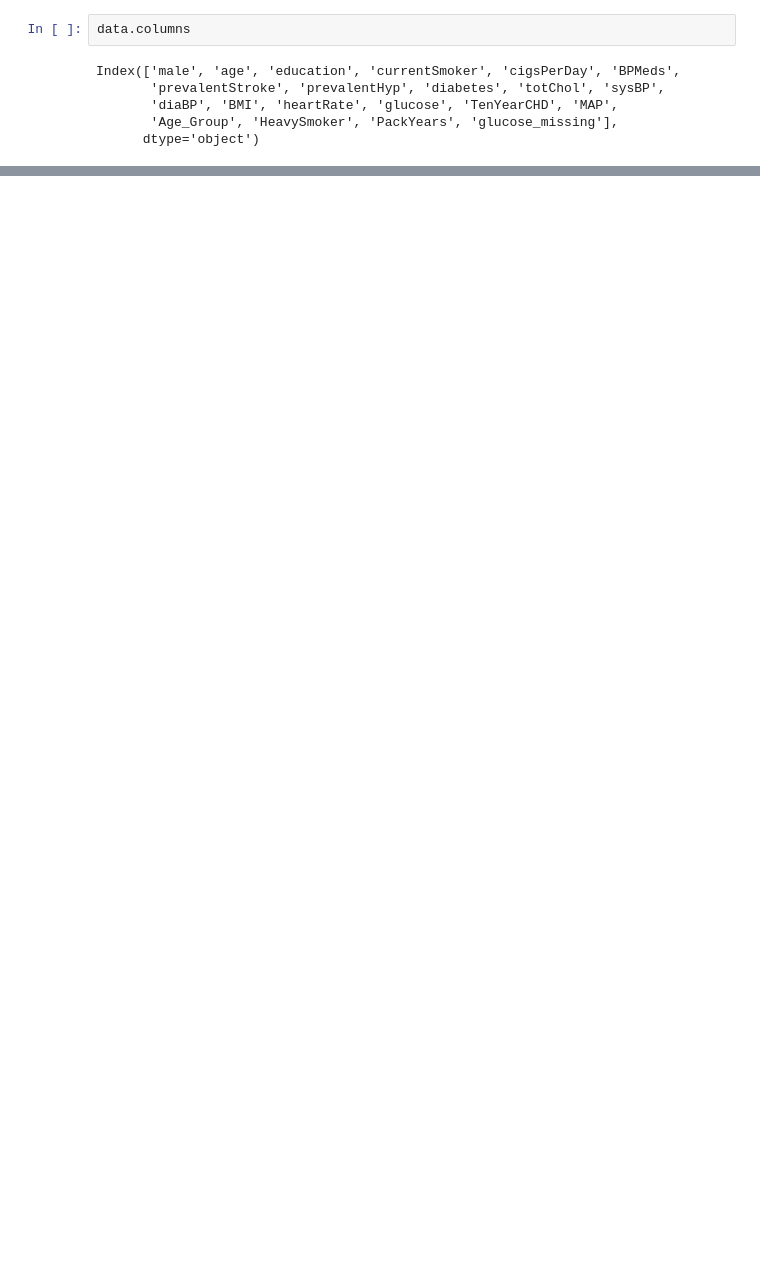
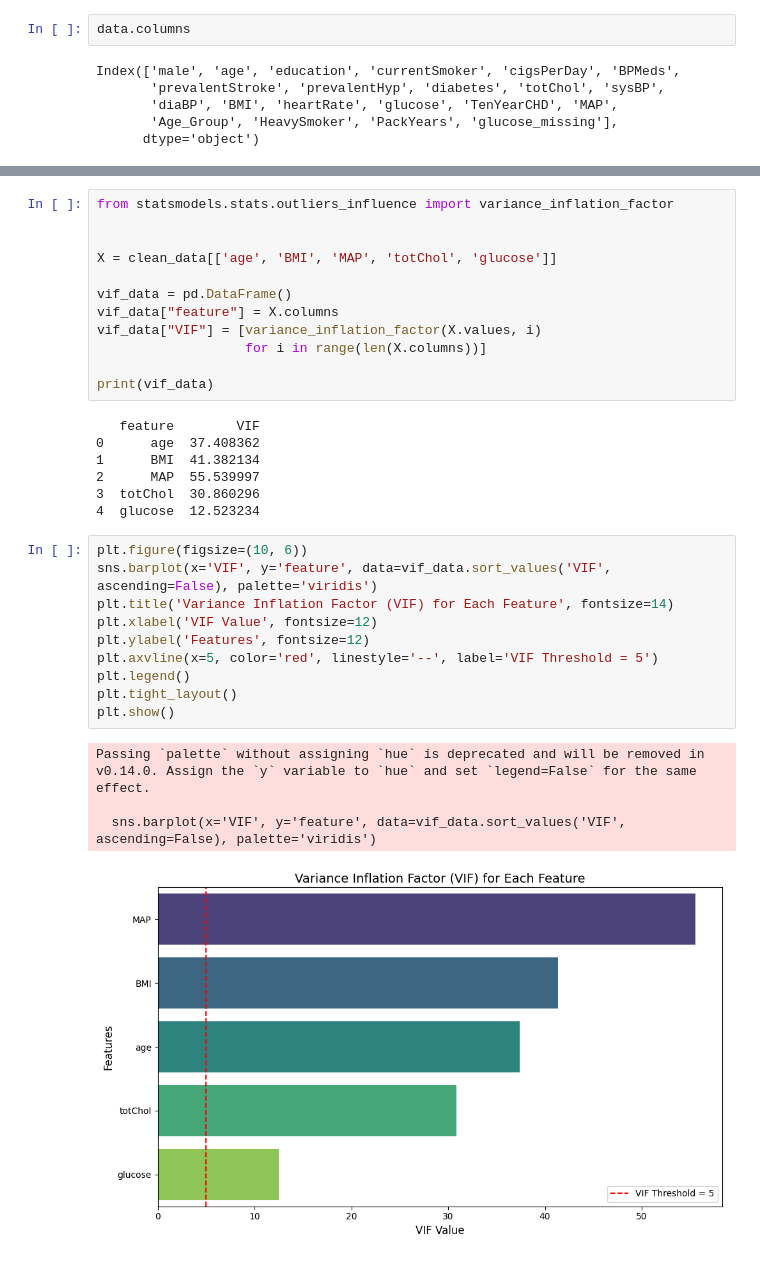
Before and after one commit to YOUSEF-ysfxjo/ml-cs-stats-interpretability-, a Jupyter notebook: notebooks/01-eda.ipynb, the cells around one changed output, grey strips where cells are left out. Drawn from its saved outputs; the diff is of its cells as text; blank space fills up the shorter version.

```diff
--- a/notebooks/01-eda.ipynb
+++ b/notebooks/01-eda.ipynb
@@ -360,0 +425,34 @@ Percentage of observations with at least one outlier: 14.17%
+# %%
+from statsmodels.stats.outliers_influence import variance_inflation_factor
+
+
+X = clean_data[['age', 'BMI', 'MAP', 'totChol', 'glucose']]
+
+vif_data = pd.DataFrame()
+vif_data["feature"] = X.columns
+vif_data["VIF"] = [variance_inflation_factor(X.values, i)
+                   for i in range(len(X.columns))]
+
+print(vif_data)
+# %% [output]
+   feature        VIF
+0      age  37.408362
+1      BMI  41.382134
+2      MAP  55.539997
+3  totChol  30.860296
+4  glucose  12.523234
+# %%
+plt.figure(figsize=(10, 6))
+sns.barplot(x='VIF', y='feature', data=vif_data.sort_values('VIF', ascending=False), palette='viridis')
+plt.title('Variance Inflation Factor (VIF) for Each Feature', fontsize=14)
+plt.xlabel('VIF Value', fontsize=12)
+plt.ylabel('Features', fontsize=12)
+plt.axvline(x=5, color='red', linestyle='--', label='VIF Threshold = 5')
+plt.legend()
+plt.tight_layout()
+plt.show()
+# %% [output]
+Passing `palette` without assigning `hue` is deprecated and will be removed in v0.14.0. Assign the `y` variable to `hue` and set `legend=False` for the same effect.
+
+  sns.barplot(x='VIF', y='feature', data=vif_data.sort_values('VIF', ascending=False), palette='viridis')
+[figure, added]
```
Also changed, not shown: parts of 39 cells of this notebook, 9 other files.
